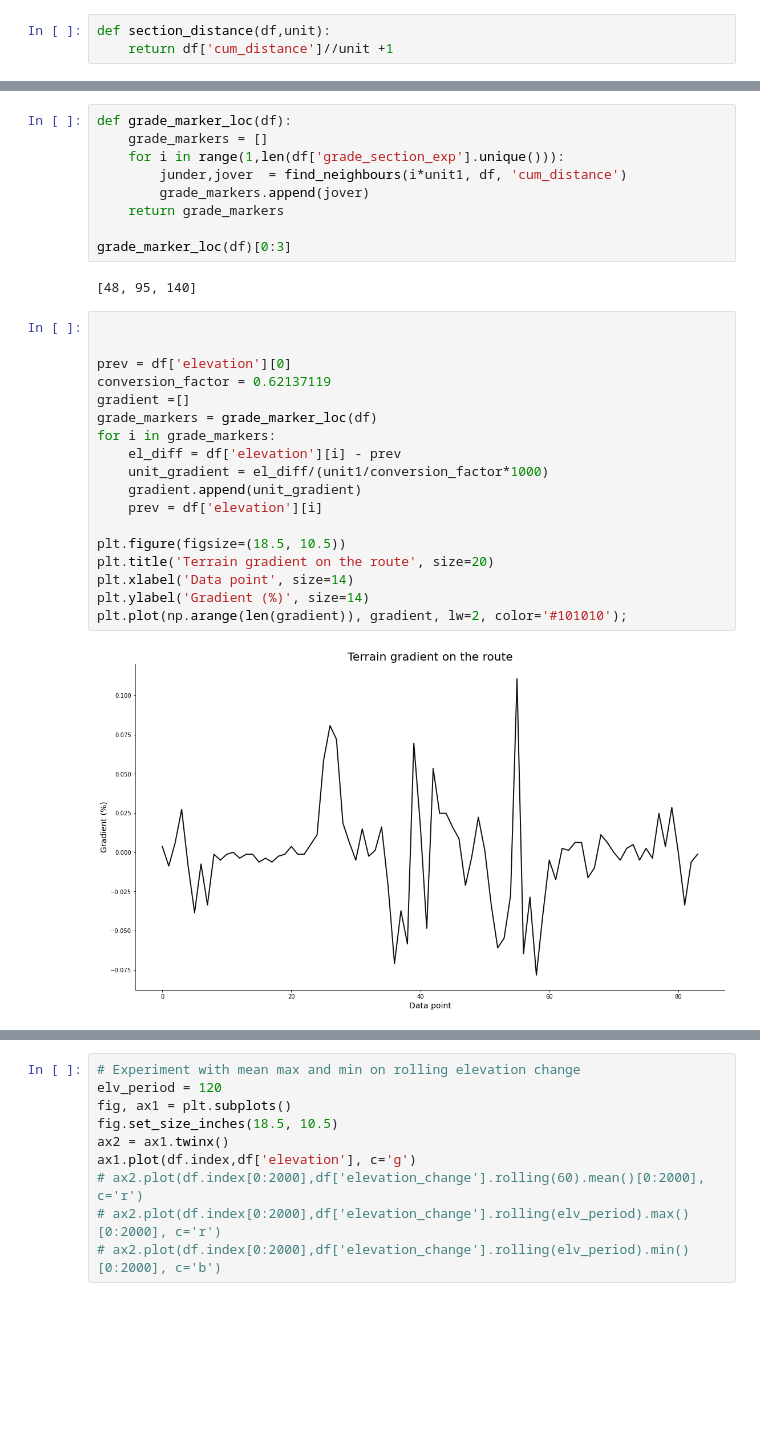
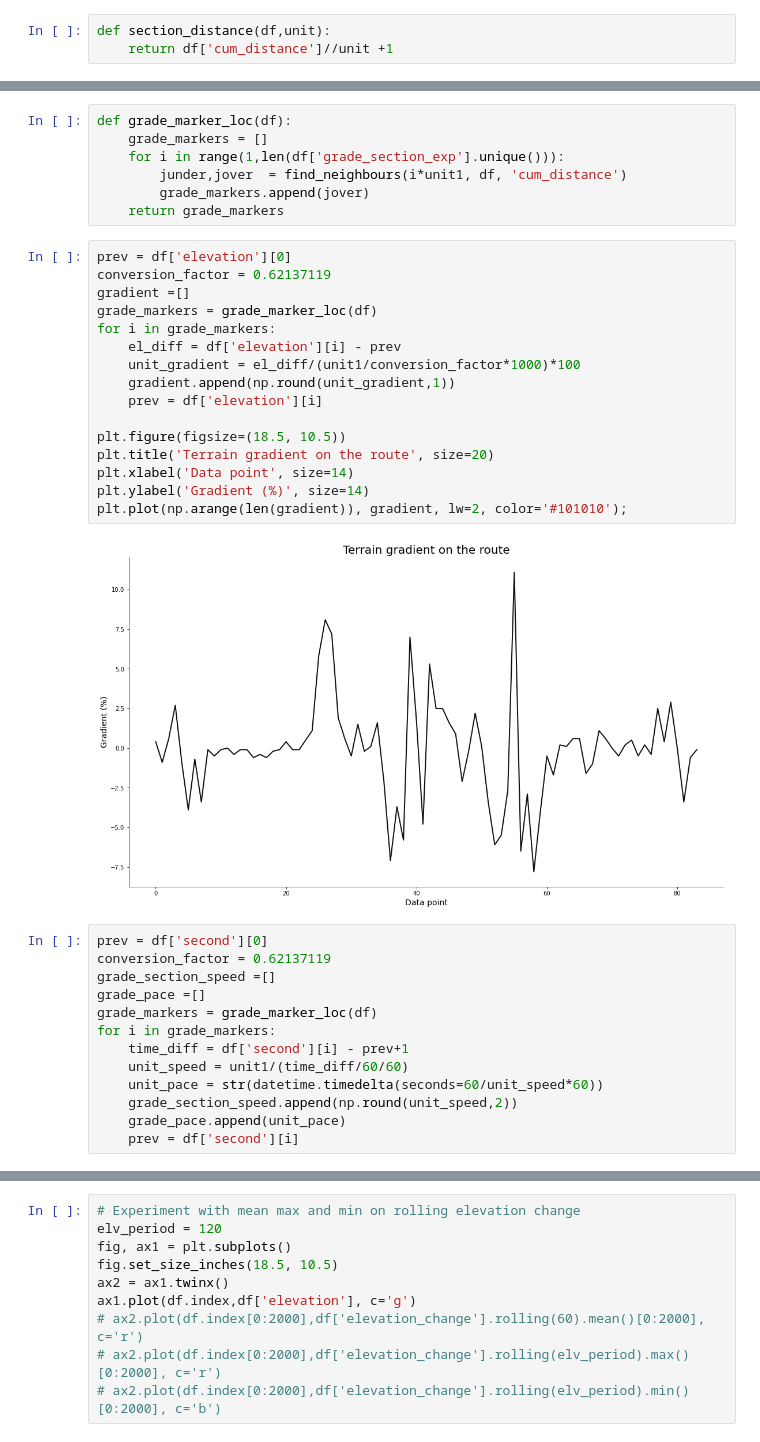
Before and after one commit to lrhf97/gpx_analysis, a Jupyter notebook: gradient_creation.ipynb, the cells around one changed output, grey strips where cells are left out. Drawn from its saved outputs; the diff is of its cells as text; blank space fills up the shorter version.

```diff
--- a/gradient_creation.ipynb
+++ b/gradient_creation.ipynb
@@ -50,27 +50,34 @@ def grade_marker_loc(df):
         junder,jover  = find_neighbours(i*unit1, df, 'cum_distance')
         grade_markers.append(jover)
     return grade_markers
-
-grade_marker_loc(df)[0:3]
-# %% [output]
-[48, 95, 140]
 # %%
-
-
 prev = df['elevation'][0]
 conversion_factor = 0.62137119
 gradient =[]
 grade_markers = grade_marker_loc(df)
 for i in grade_markers:
     el_diff = df['elevation'][i] - prev
-    unit_gradient = el_diff/(unit1/conversion_factor*1000)
-    gradient.append(unit_gradient)
+    unit_gradient = el_diff/(unit1/conversion_factor*1000)*100
+    gradient.append(np.round(unit_gradient,1))
     prev = df['elevation'][i]
 
 plt.figure(figsize=(18.5, 10.5))
 plt.title('Terrain gradient on the route', size=20)
 plt.xlabel('Data point', size=14)
 plt.ylabel('Gradient (%)', size=14)
 plt.plot(np.arange(len(gradient)), gradient, lw=2, color='#101010');
 # %% [output]
-[figure, old version]
+[figure, new version]
+# %%
+prev = df['second'][0]
+conversion_factor = 0.62137119
+grade_section_speed =[]
+grade_pace =[]
+grade_markers = grade_marker_loc(df)
+for i in grade_markers:
+    time_diff = df['second'][i] - prev+1
+    unit_speed = unit1/(time_diff/60/60)
+    unit_pace = str(datetime.timedelta(seconds=60/unit_speed*60))
+    grade_section_speed.append(np.round(unit_speed,2))
+    grade_pace.append(unit_pace)
+    prev = df['second'][i]
```
Also changed, not shown: parts of 1 cell of this notebook.
